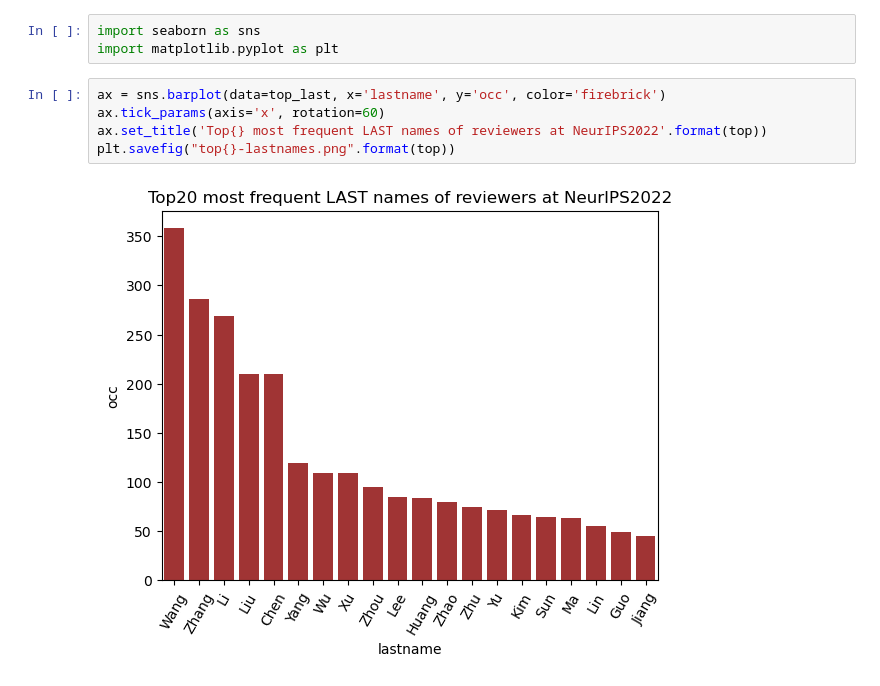
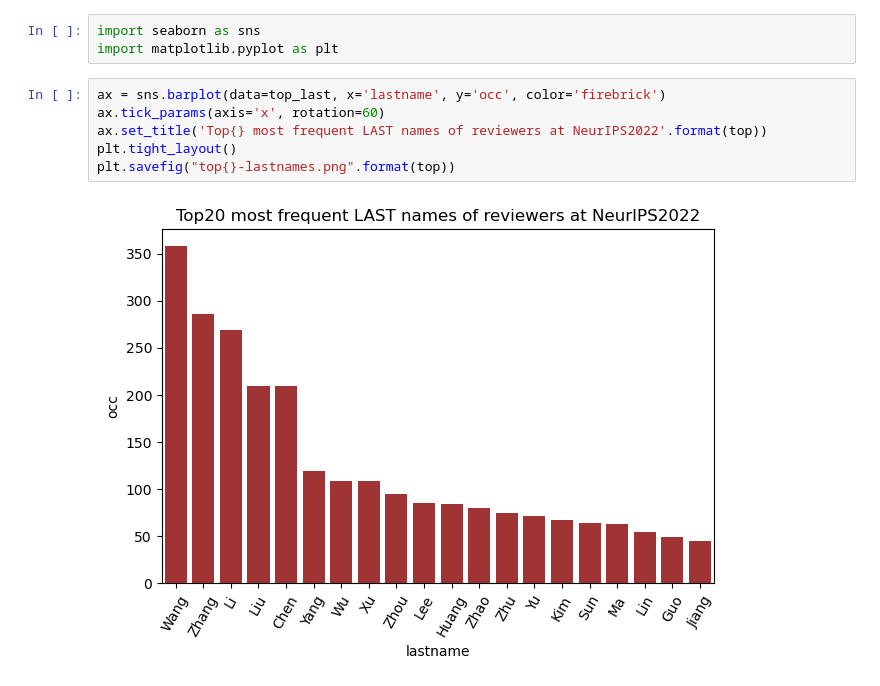
Before and after one commit to hihey54/neurips2022_reviewers, a Jupyter notebook: code/common_names.ipynb, the cells around one changed output. Cells and saved outputs as stored; diff of their text form.

```diff
--- a/code/common_names.ipynb
+++ b/code/common_names.ipynb
@@ -100,10 +100,11 @@ import matplotlib.pyplot as plt
 # %%
 ax = sns.barplot(data=top_last, x='lastname', y='occ', color='firebrick')
 ax.tick_params(axis='x', rotation=60)
 ax.set_title('Top{} most frequent LAST names of reviewers at NeurIPS2022'.format(top))
+plt.tight_layout()
 plt.savefig("top{}-lastnames.png".format(top))
 # %% [output]
-[figure, old version]
+[figure, new version]
 # %%
 ax = sns.barplot(data=top_first, x='firstname', y='occ', color='forestgreen')
 ax.tick_params(axis='x', rotation=60)
```
Also changed, not shown: parts of 1 cell of this notebook, 2 other files.
